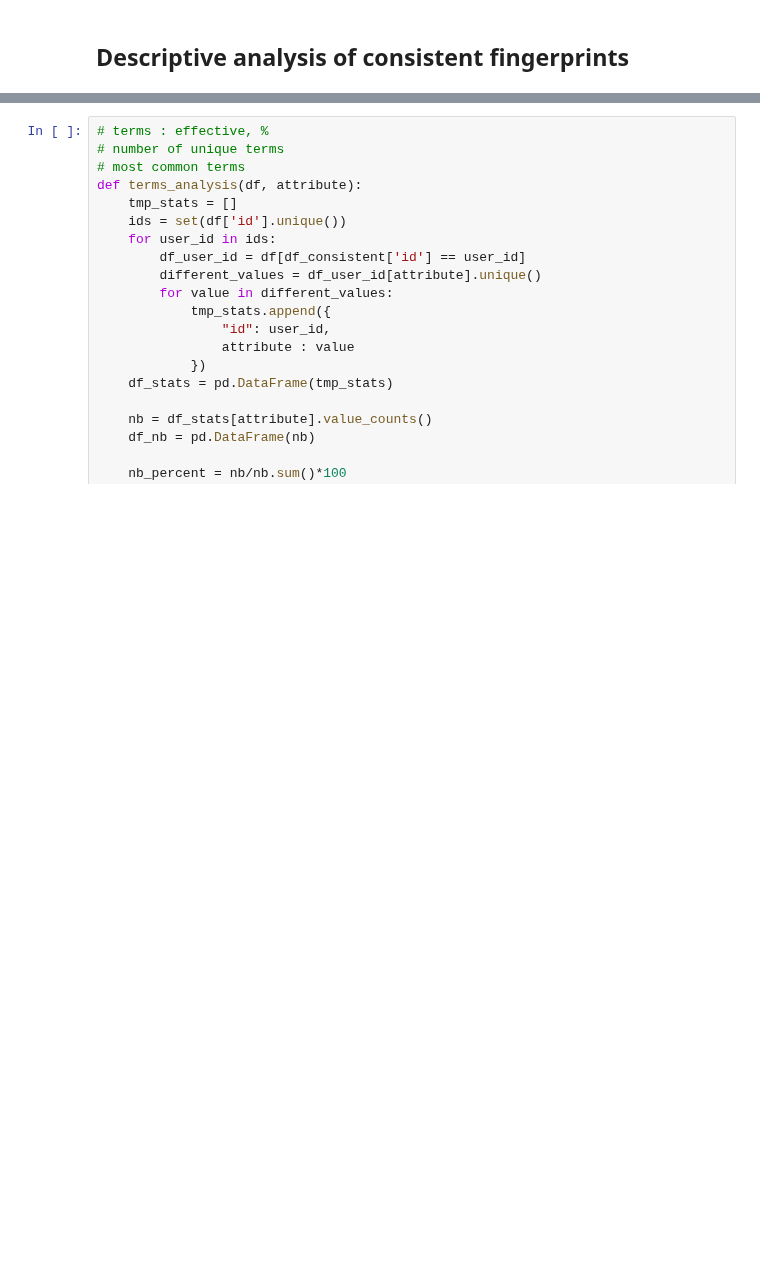
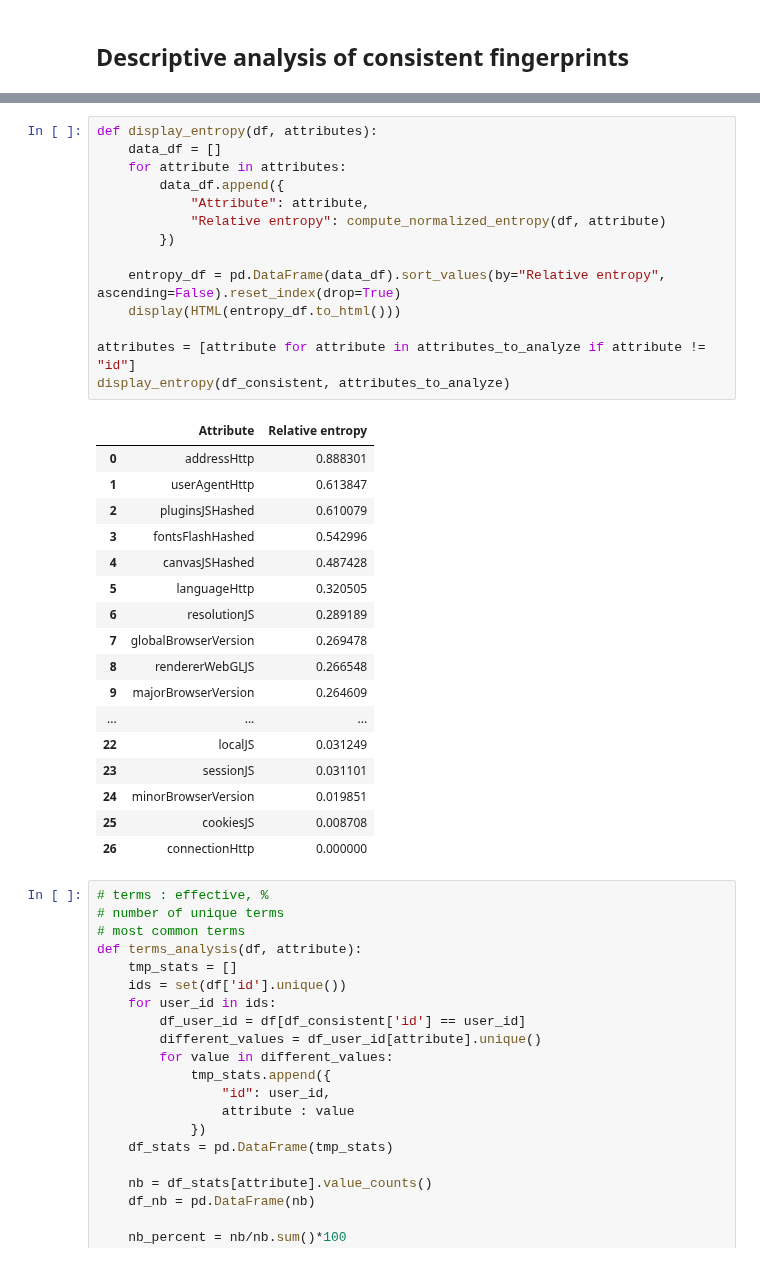
Before and after one commit to mGosset/BrowserFingerprint, a Jupyter notebook: notebooks/exploratory/analyse_empreintes.ipynb, the cells around one changed output, grey strips where cells are left out. Drawn from its saved outputs; the diff is of its cells as text; blank space fills up the shorter version.

Commit message:
remove map and compute entropy
Nicer way to display entropy

```diff
--- a/notebooks/exploratory/analyse_empreintes.ipynb
+++ b/notebooks/exploratory/analyse_empreintes.ipynb
@@ -159,3 +92,35 @@ pluginsJS : 0.630395 bits
+# %%
+def display_entropy(df, attributes):
+    data_df = []
+    for attribute in attributes:
+        data_df.append({
+            "Attribute": attribute,
+            "Relative entropy": compute_normalized_entropy(df, attribute)
+        })
+
+    entropy_df = pd.DataFrame(data_df).sort_values(by="Relative entropy", ascending=False).reset_index(drop=True)
+    display(HTML(entropy_df.to_html()))
+
+attributes = [attribute for attribute in attributes_to_analyze if attribute != "id"]
+display_entropy(df_consistent, attributes_to_analyze)
+# %% [output]
+|  | Attribute | Relative entropy |
+| 0 | addressHttp | 0.888301 |
+| 1 | userAgentHttp | 0.613847 |
+| 2 | pluginsJSHashed | 0.610079 |
+| 3 | fontsFlashHashed | 0.542996 |
+| 4 | canvasJSHashed | 0.487428 |
+| 5 | languageHttp | 0.320505 |
+| 6 | resolutionJS | 0.289189 |
+| 7 | globalBrowserVersion | 0.269478 |
+| 8 | rendererWebGLJS | 0.266548 |
+| 9 | majorBrowserVersion | 0.264609 |
+| ... | ... | ... |
+| 22 | localJS | 0.031249 |
+| 23 | sessionJS | 0.031101 |
+| 24 | minorBrowserVersion | 0.019851 |
+| 25 | cookiesJS | 0.008708 |
+| 26 | connectionHttp | 0.000000 |
 # %%
 # terms : effective, %
 # number of unique terms
```
Also changed, not shown: parts of 2 cells of this notebook.
